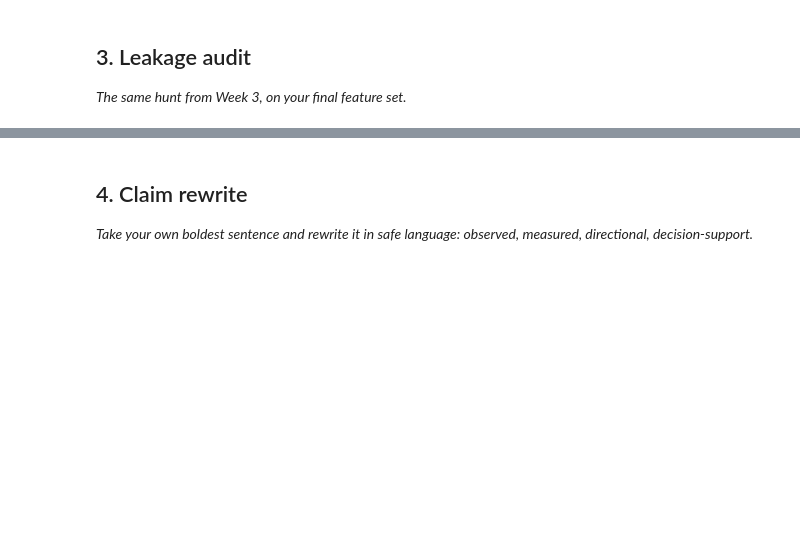
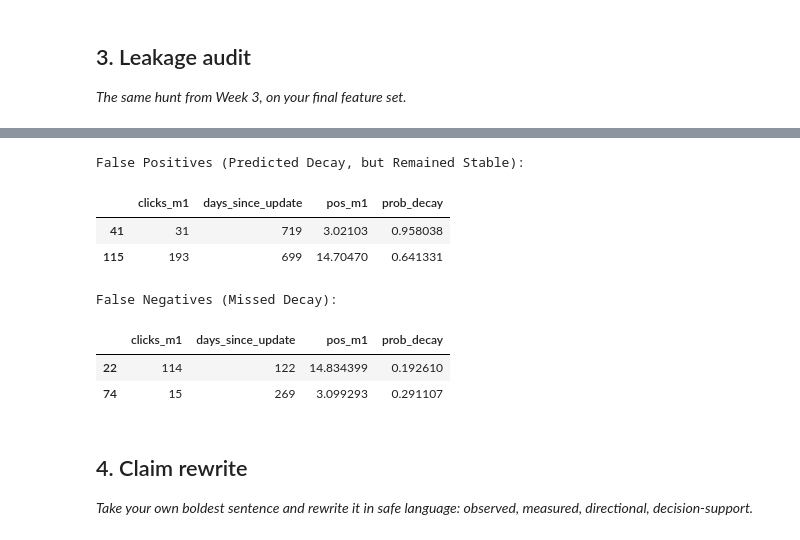
Before and after one commit to nishu-0618/flyrank-ml-internship, a Jupyter notebook: work/notebooks/w06_validation_audit.ipynb, the cells around one changed output, grey strips where cells are left out. Cells and saved outputs as stored; diff of their text form; code cells hidden in the pictures; blank space fills up the shorter version.

```diff
--- a/work/notebooks/w06_validation_audit.ipynb
+++ b/work/notebooks/w06_validation_audit.ipynb
@@ -30,3 +156,26 @@ This skeleton is yours to fill. Work the sections **in order** — each one has
+# %%
+test_results = X_test_grp.copy()
+test_results['actual'] = y_test_grp
+test_results['predicted'] = pred_grp
+test_results['prob_decay'] = prob_grp
+
+false_positives = test_results[(test_results['actual'] == 0) & (test_results['predicted'] == 1)].head(2)
+false_negatives = test_results[(test_results['actual'] == 1) & (test_results['predicted'] == 0)].head(2)
+
+print("False Positives (Predicted Decay, but Remained Stable):")
+display(false_positives[['clicks_m1', 'days_since_update', 'pos_m1', 'prob_decay']])
+
+print("False Negatives (Missed Decay):")
+display(false_negatives[['clicks_m1', 'days_since_update', 'pos_m1', 'prob_decay']])
+# %% [output]
+False Positives (Predicted Decay, but Remained Stable):
+|  | clicks_m1 | days_since_update | pos_m1 | prob_decay |
+| 41 | 31 | 719 | 3.02103 | 0.958038 |
+| 115 | 193 | 699 | 14.70470 | 0.641331 |
+False Negatives (Missed Decay):
+|  | clicks_m1 | days_since_update | pos_m1 | prob_decay |
+| 22 | 114 | 122 | 14.834399 | 0.192610 |
+| 74 | 15 | 269 | 3.099293 | 0.291107 |
 # %% [markdown]
 ## 4. Claim rewrite
 
```
Also changed, not shown: parts of 7 cells of this notebook.
